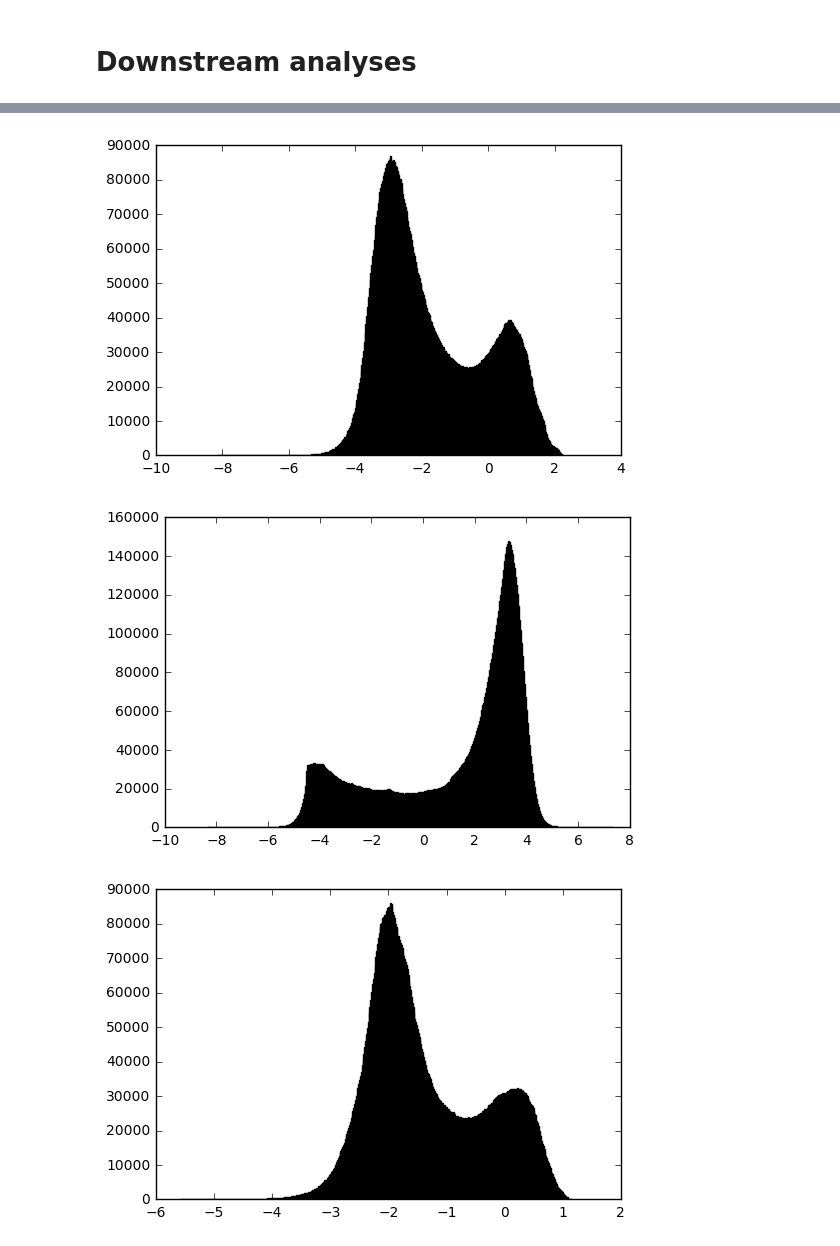
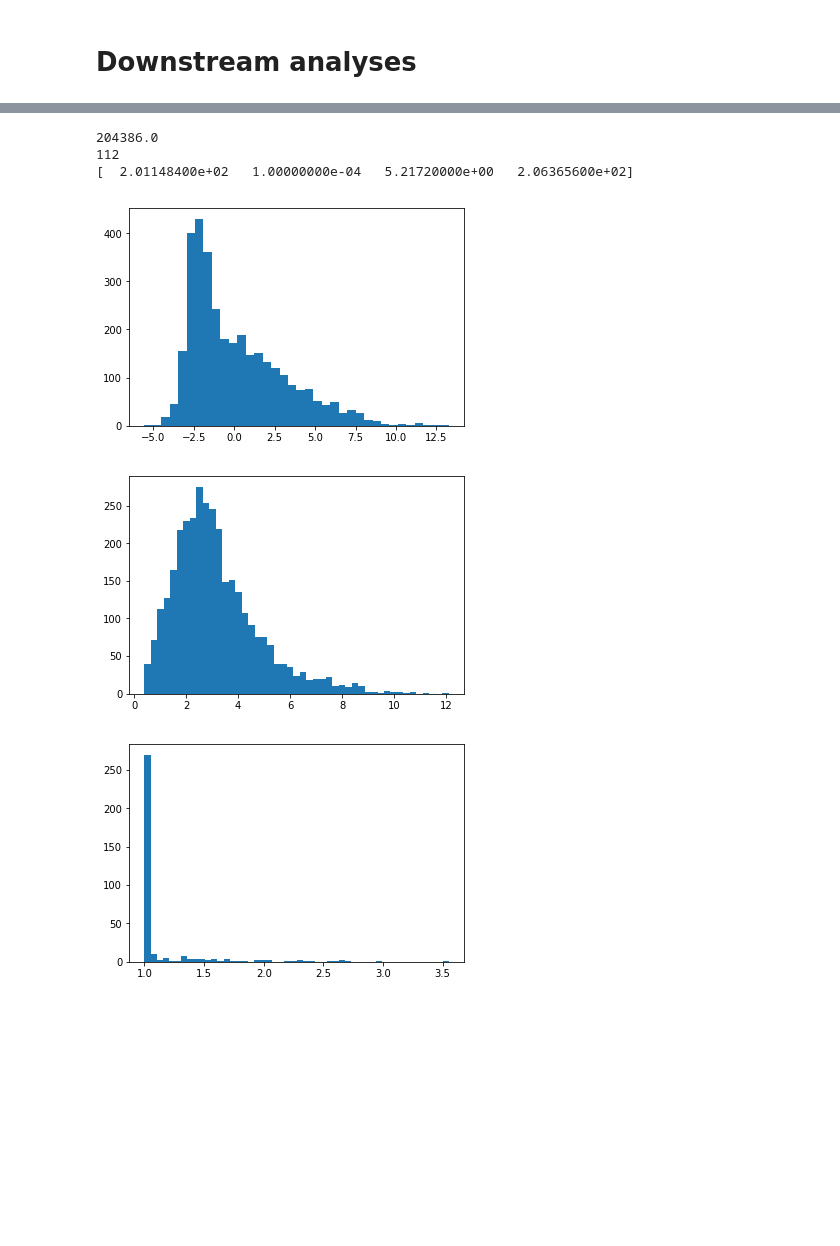
Before and after one commit to weecology/abundance, a Jupyter notebook: fitting.ipynb, the cells around one changed output, grey strips where cells are left out. Saved outputs shown, nothing was run; the diff lists cells and outputs as text; code cells hidden in the pictures; blank space fills up the shorter version.

```diff
--- a/fitting.ipynb
+++ b/fitting.ipynb
@@ -122,0 +90,12 @@ with tf.variable_scope("negbin-prob"):
+# %%
+with tf.variable_scope("squared-distance",reuse=False):
+    niche_optima = tf.Variable(tf.random_normal((N_bottleneck, N_y), stddev=.1),name="optima",
+                           dtype=tf.float32)
+    niche_widths = tf.Variable(tf.fill([N_bottleneck, N_y], 5.0), name="scales",
+                            dtype=tf.float32)
+    d_squared = tf.transpose(
+                    tf.map_fn(lambda i:
+                      tf.reduce_sum(tf.squared_difference(HN, niche_optima[:,i]) / tf.square(niche_widths[:,i]),
+                                    axis=1),
+                      np.arange(N_y, dtype=np.int32),
+                      dtype=tf.float32))
@@ -123,2 +120,17 @@ with tf.variable_scope("negbin-prob"):
 # %% [markdown]
 # Loss & Optimizer
+# %%
+with tf.variable_scope("losses",reuse=False):
+    prediction_loss = -tf.reduce_sum(tfnb.zi_nbinom_ll(Y, nb_size, nb_p, zi_p))
+
+    # Put a prior on negative binomial's "p" and the zero-inflation parameter,
+    # which both cause numerical problems at 0 or 1
+    prior_loss = tf.reduce_sum(tf.get_collection(tf.GraphKeys.REGULARIZATION_LOSSES))
+
+    variational_loss = tfnb.kl(tf.gather(site_mu, S), tf.gather(site_sigma, S)) + \
+                                tfnb.kl(tf.gather(obs_mu, O), tf.gather(obs_sigma, O))
+
+    loss = prediction_loss + prior_loss + variational_loss
+
+adam = tf.train.AdamOptimizer();
+train_step = adam.minimize(loss);
@@ -205,14 +203,9 @@ train_writer.close()
 # Model-fitting loop
 # %%
 # Fit the model
-n = 32
+n = 16
 
 for i in range(1000000):
-    if n_steps % 1000 == 0:
-        raw_losses = sess.run([prediction_loss, prior_loss, variational_loss, loss],
-                              feed_dict=full_feed())
-        print(np.round([loss / N_rows for loss in raw_losses], 4))
-    sess.run(train_step, feed_dict=make_minibatch(n,True))
+    sess.run(train_step, feed_dict=make_minibatch(n))
     n_steps += 1
-print(n_steps)
 # %% [output]
@@ -224,6 +229,2 @@ KeyboardInterrupt:
 # %% [markdown]
 # Downstream analyses
-# %%
-mus, sigmas = sess.run((mu0, sigma0), feed_dict=make_minibatch(N_rows, False))
-plt.scatter(range(N_z), np.mean(mus**2, axis = 0));
-np.var(mus)
@@ -233,12 +231,20 @@ np.var(mus)
+# %%
+print(n_steps)
+print(mb.epochs)
+mb.print_loss();
+# %% [output]
+204386.0
+112
+[  2.01148400e+02   1.00000000e-04   5.21720000e+00   2.06365600e+02]
 # %%
-plt.hist(np.log10(np.ndarray.flatten(sess.run(nb_mu, feed_dict=full_feed()))), bins = "fd");
+plt.hist(sess.run(niche_optima, feed_dict=make_minibatch(1000)).flatten(), bins="fd");
 # %% [output]
-[figure, old version]
+[figure, new version]
 # %%
-plt.hist(sess.run(tfnb.logit(zi_p), feed_dict=full_feed()).flatten(), bins = "fd");
+plt.hist(sess.run(niche_widths, feed_dict=make_minibatch(1000)).flatten(), bins="fd");
 # %% [output]
-[figure, old version]
+[figure, new version]
 # %%
-plt.hist(np.log10(sess.run(nb_size, feed_dict=full_feed()).flatten()), bins = "fd");
+plt.hist(sess.run(nb_size, feed_dict=make_minibatch(1000)).flatten(), bins=50);
 # %% [output]
-[figure, old version]
+[figure, new version]
```
Also changed, not shown: parts of 43 cells of this notebook, 1 other file.
